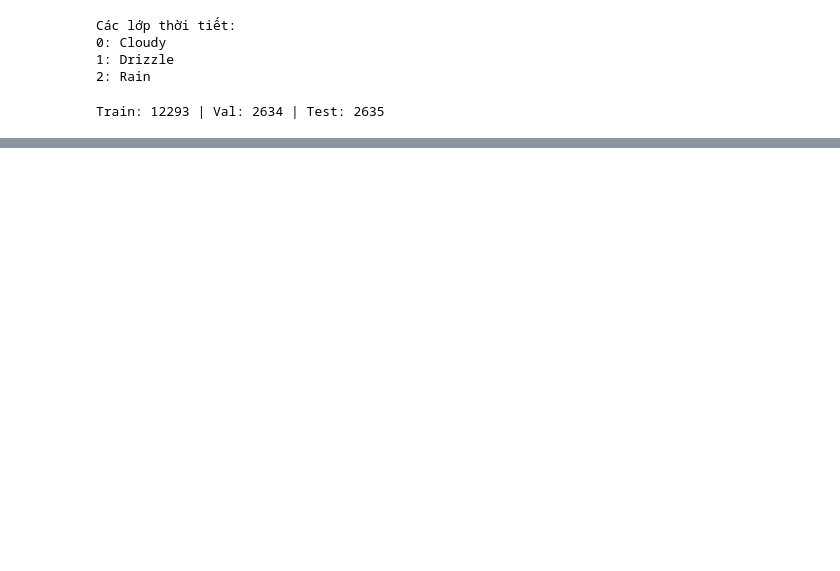
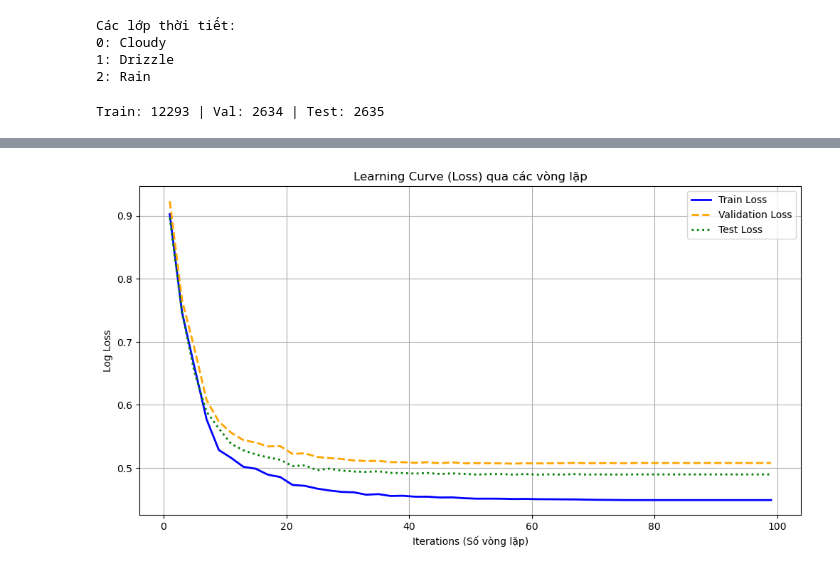
Before and after one commit to MinhHien2004/KHDL, a Jupyter notebook: ThanhDanh.ipynb, the cells around one changed output, grey strips where cells are left out. Cells and saved outputs as stored; diff of their text form; code cells hidden in the pictures; blank space fills up the shorter version.

```diff
--- a/ThanhDanh.ipynb
+++ b/ThanhDanh.ipynb
@@ -130,0 +290,79 @@ plt.show()
+# %%
+from sklearn.metrics import log_loss
+import matplotlib.pyplot as plt
+import warnings
+from sklearn.exceptions import ConvergenceWarning
+
+# Tắt cảnh báo hội tụ để output gọn gàng hơn trong vòng lặp
+warnings.filterwarnings("ignore", category=ConvergenceWarning)
+
+print("--- VẼ BIỂU ĐỒ LOSS CURVE & ĐÁNH GIÁ (OVERFITTING/UNDERFITTING) ---")
+
+# 1. Lấy tham số tốt nhất từ GridSearch
+best_params = grid_search.best_params_
+print(f"Using Best Params: {best_params}")
+
+# 2. Khởi tạo mô hình với warm_start=True để training từng bước
+# warm_start=True giúp mô hình ghi nhớ coef_ từ bước trước đó
+model_log = LogisticRegression(**best_params, solver='lbfgs', warm_start=True, random_state=42)
+
+train_losses = []
+val_losses = []
+test_losses = []
+
+# Range số vòng lặp (epochs/iterations)
+# Lưu ý: lbfgs hội tụ khá nhanh, ta xét trong khoảng 1 -> 100 bước
+iterations = range(1, 100, 2)
+
+print("Calculating loss over iterations...")
+for i in iterations:
+    model_log.set_params(max_iter=i)
+    model_log.fit(X_train_final, y_train)
+
+    # Tính Log Loss (Cross-Entropy Loss)
+    # Log Loss càng thấp càng tốt
+    tr_loss = log_loss(y_train, model_log.predict_proba(X_train_final))
+    val_loss = log_loss(y_val, model_log.predict_proba(X_val_final))
+    te_loss = log_loss(y_test, model_log.predict_proba(X_test_final))
+
+    train_losses.append(tr_loss)
+    val_losses.append(val_loss)
+    test_losses.append(te_loss)
+
+# 3. Vẽ biểu đồ
+plt.figure(figsize=(12, 6))
+plt.plot(iterations, train_losses, label='Train Loss', color='blue', linewidth=2)
+plt.plot(iterations, val_losses, label='Validation Loss', color='orange', linestyle='--', linewidth=2)
+plt.plot(iterations, test_losses, label='Test Loss', color='green', linestyle=':', linewidth=2)
+
+plt.xlabel('Iterations (Số vòng lặp)')
+plt.ylabel('Log Loss')
+plt.title('Learning Curve (Loss) qua các vòng lặp')
+plt.legend()
+plt.grid(True)
+plt.show()
+
+# 4. Nhận xét tự động dựa trên kết quả cuối cùng
+final_train_loss = train_losses[-1]
+final_val_loss = val_losses[-1]
+gap = final_val_loss - final_train_loss
+
+print(f"\n--- KẾT QUẢ CUỐI CÙNG ---")
+print(f"Final Train Loss: {final_train_loss:.4f}")
+print(f"Final Val Loss:   {final_val_loss:.4f}")
+print(f"Gap (Val - Train): {gap:.4f}")
+
+print("\n--- NHẬN XÉT (DIAGNOSIS) ---")
+if final_train_loss < 0.3 and gap > 0.1:
+    print("⚠️ OVERFITTING CAO: Loss Train rất thấp nhưng Loss Val cao hơn đáng kể.")
+    print("-> Khuyến nghị: Tăng Regularization (giảm C), giảm bớt features, hoặc thêm dữ liệu.")
+elif final_train_loss > 0.6:
+    print("⚠️ UNDERFITTING: Cả Train và Val Loss đều cao.")
+    print("-> Khuyến nghị: Tăng độ phức tạp mô hình (thêm Poly degree, giảm Regularization - tăng C).")
+elif gap > 0.05:
+    print("⚠️ OVERFITTING NHẸ: Có sự chênh lệch giữa Train và Val, nhưng chấp nhận được.")
+    print("-> Kết quả này khá tốt. Mô hình học được tổng quát.")
+else:
+    print("✅ GOOD FIT: Train và Val Loss thấp và sát nhau.")
+    print("-> Mô hình cân bằng tốt (Bias-Variance Tradeoff tối ưu).")
+# %% [output]
@@ -130,0 +372 @@ plt.show()
+[figure, added]
```
Also changed, not shown: parts of 7 cells of this notebook, 3 other files.
